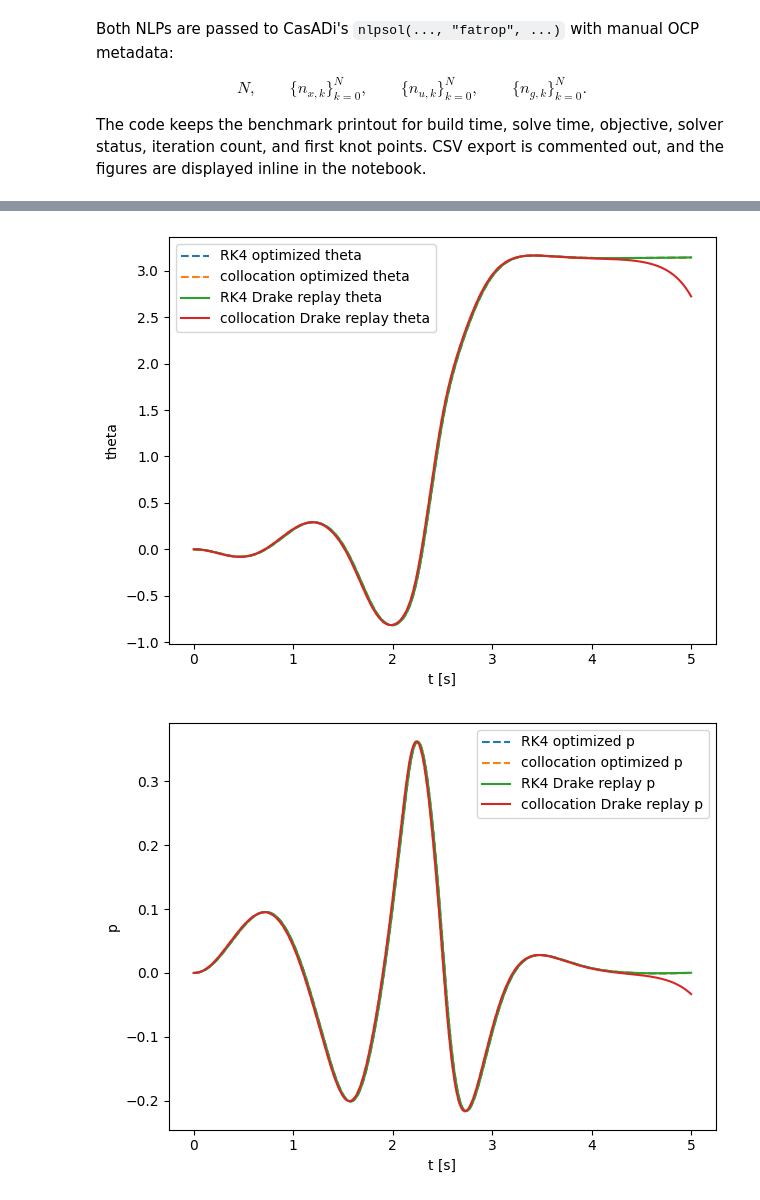
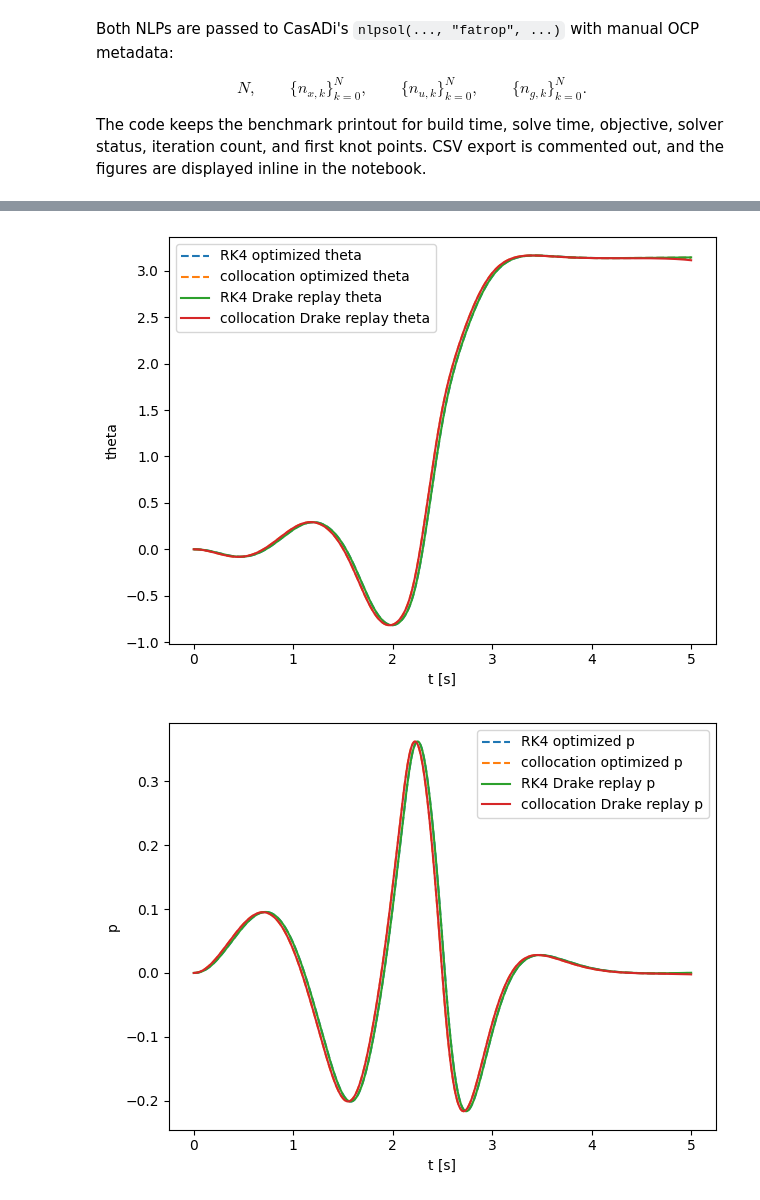
Before and after one commit to DLinC3/Underactuated-Robotics, a Jupyter notebook: underactuated/book/10-trajopt/compare_dirtrans_dircol.ipynb, the cells around one changed output, grey strips where cells are left out. Saved outputs shown, nothing was run; the diff lists cells and outputs as text; code cells hidden in the pictures.

```diff
--- a/underactuated/book/10-trajopt/compare_dirtrans_dircol.ipynb
+++ b/underactuated/book/10-trajopt/compare_dirtrans_dircol.ipynb
@@ -733,7 +733,7 @@ The block below solves exactly this pair and then uses Drake's simulator as an i
 #
 # Recommended first fair pair for this cart-pole example:
 #     RK4 direct transcription:       N = 500   (100 Hz)
-#     midpoint direct collocation:    N = 150   (30 Hz)
+#     midpoint direct collocation:    N = 300   (30 Hz)
 #
 # This is not a same-N comparison. It is a same-continuous-rollout-quality comparison:
 # optimize u(t), then replay that u(t) through Drake's continuous-time simulator.
@@ -858,10 +858,10 @@ def drake_replay(traj: dict[str, np.ndarray], cfg: Config, label: str) -> dict[s
 
 
 rk4_fair_traj, rk4_fair_stats, rk4_fair_cfg = solve_one_method("rk4", 500)
-col_fair_traj, col_fair_stats, col_fair_cfg = solve_one_method("collocation", 150)
+col_fair_traj, col_fair_stats, col_fair_cfg = solve_one_method("collocation", 300)
 
 rk4_drake = drake_replay(rk4_fair_traj, rk4_fair_cfg, "RK4 direct transcription, N = 500")
-col_drake = drake_replay(col_fair_traj, col_fair_cfg, "midpoint direct collocation, N = 150")
+col_drake = drake_replay(col_fair_traj, col_fair_cfg, "midpoint direct collocation, N = 300")
 
 print("\nFair-comparison timing / solver summary")
 print("method, N, build_time_sec, solve_time_sec, objective, status, iterations, drake_terminal_error_norm")
@@ -902,7 +902,7 @@ plt.show()
 
 plt.figure()
 plt.step(rk4_fair_traj["t"][:-1], rk4_fair_traj["U_interval"][:, 0], where="post", label="RK4 ZOH input, N = 500")
-plt.plot(col_fair_traj["t"], col_fair_traj["U_knots"][:, 0], label="collocation FOH input knots, N = 150")
+plt.plot(col_fair_traj["t"], col_fair_traj["U_knots"][:, 0], label="collocation FOH input knots, N = 300")
 plt.xlabel("t [s]")
 plt.ylabel("u")
 plt.legend()
@@ -929,2 +929,2 @@ midpoint_direct_collocation, 150, 0.108865, 0.081544, 3.551747271e-03, 0, 43, 1.
-[figure, old version]
+[figure, new version]
-[figure, old version]
+[figure, new version]
```
Also changed, not shown: parts of 3 cells of this notebook.
